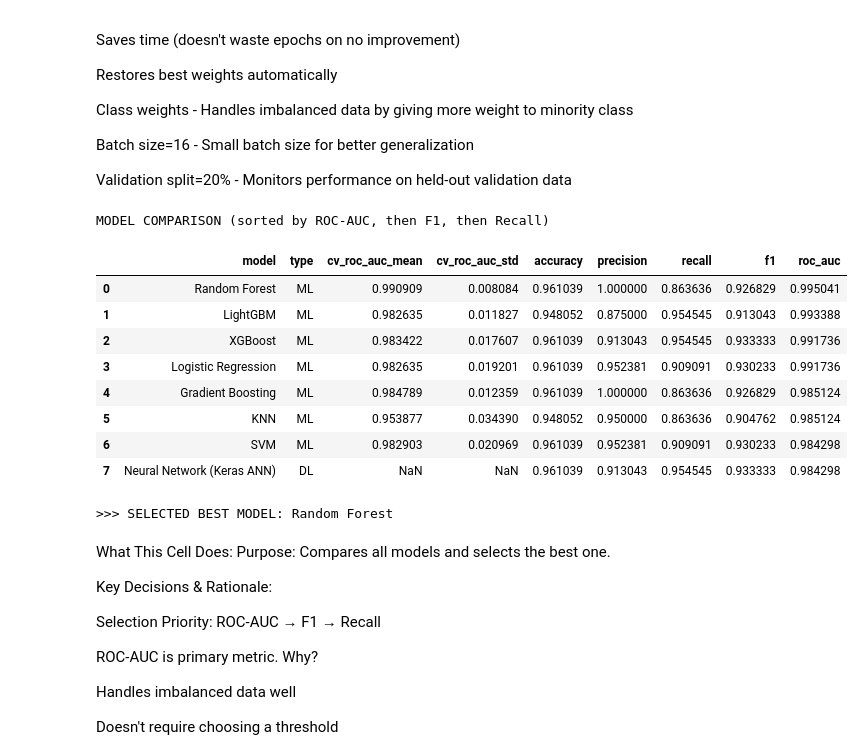
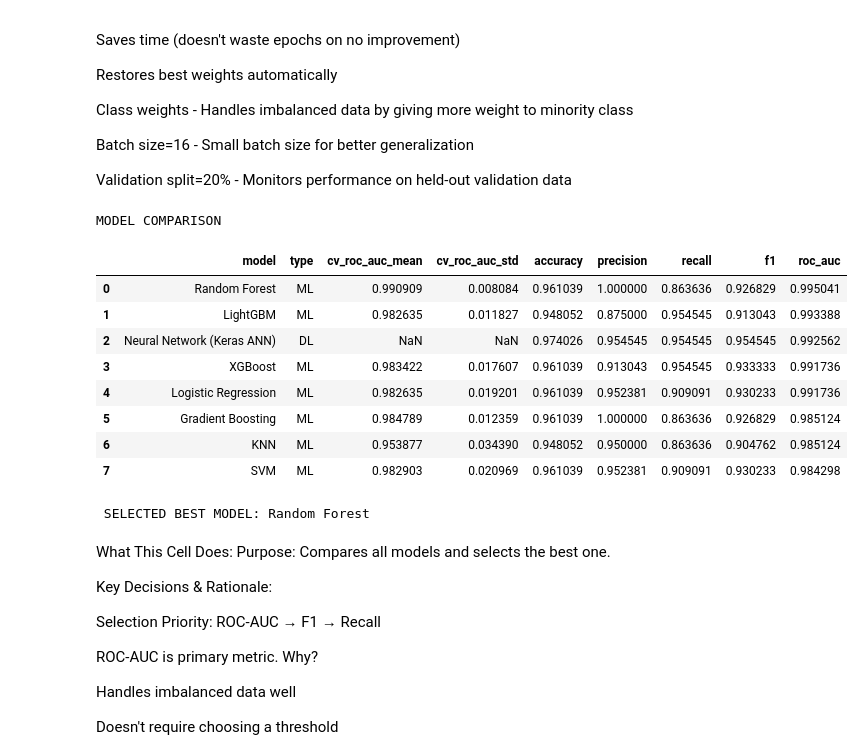
Before and after one commit to RoBiul-Hasan-Jisan/ThyroidAI, a Jupyter notebook: backend/notebooks/train.ipynb, the cells around one changed output. Cells and saved outputs as stored; diff of their text form; code cells hidden in the pictures.

```diff
--- a/backend/notebooks/train.ipynb
+++ b/backend/notebooks/train.ipynb
@@ -331,8 +502,10 @@ Stores predictions and probabilities - For ROC curves and later analysis
 # %%
-# Training Deep Learning model: TensorFlow/Keras ANN
-print("\nTraining Deep Learning model: TensorFlow/Keras ANN")
+
+
 n_features = X_train_t.shape[1]
 class_weight_dict = {0: 1.0, 1: float(pos_weight)}
+
+
 
 ann = keras.Sequential([
     layers.Input(shape=(n_features,)),
@@ -347,8 +520,16 @@ ann.compile(optimizer=keras.optimizers.Adam(learning_rate=1e-3),
             loss="binary_crossentropy",
             metrics=["accuracy", keras.metrics.AUC(name="auc")])
 
-early_stop = callbacks.EarlyStopping(monitor="val_auc", mode="max", patience=25,
-                                      restore_best_weights=True)
+
+
+early_stop = callbacks.EarlyStopping(
+    monitor="val_auc",
+    mode="max",
+    patience=25,
+
+    restore_best_weights=True)
+
+
 
 X_train_dense = X_train_t.toarray() if hasattr(X_train_t, "toarray") else X_train_t
 X_test_dense = X_test_t.toarray() if hasattr(X_test_t, "toarray") else X_test_t
@@ -363,10 +544,14 @@ history = ann.fit(
     verbose=1,
 )
 
+
+
 y_proba_ann = ann.predict(X_test_dense, verbose=0).ravel()
 y_pred_ann = (y_proba_ann >= 0.5).astype(int)
 fpr, tpr, _ = roc_curve(y_test, y_proba_ann)
 roc_curves["Neural Network (Keras ANN)"] = {"fpr": fpr.tolist(), "tpr": tpr.tolist()}
+
+
 
 ann_metrics = {
     "model": "Neural Network (Keras ANN)",
@@ -440,30 +628,35 @@ Batch size=16 - Small batch size for better generalization
 Validation split=20% - Monitors performance on held-out validation data
 # %%
 results_df = pd.DataFrame(results).sort_values(
-    by=["roc_auc", "f1", "recall"], ascending=False
+    by=["roc_auc", "f1", "recall"],
+    ascending=False
 ).reset_index(drop=True)
 results_df = results_df.where(pd.notnull(results_df), None)
 
-print("MODEL COMPARISON (sorted by ROC-AUC, then F1, then Recall)")
+
+
+print("MODEL COMPARISON ")
 display(results_df)
 
 best_row = results_df.iloc[0]
 best_name = best_row["model"]
-print(f"\n>>> SELECTED BEST MODEL: {best_name}")
+print(f"\n SELECTED BEST MODEL: {best_name}")
+
+
 
 is_ann_best = best_name == "Neural Network (Keras ANN)"
 # %% [output]
-MODEL COMPARISON (sorted by ROC-AUC, then F1, then Recall)
+MODEL COMPARISON
 |  | model | type | cv_roc_auc_mean | cv_roc_auc_std | accuracy | precision | recall | f1 | roc_auc |
 | 0 | Random Forest | ML | 0.990909 | 0.008084 | 0.961039 | 1.000000 | 0.863636 | 0.926829 | 0.995041 |
 | 1 | LightGBM | ML | 0.982635 | 0.011827 | 0.948052 | 0.875000 | 0.954545 | 0.913043 | 0.993388 |
-| 2 | XGBoost | ML | 0.983422 | 0.017607 | 0.961039 | 0.913043 | 0.954545 | 0.933333 | 0.991736 |
-| 3 | Logistic Regression | ML | 0.982635 | 0.019201 | 0.961039 | 0.952381 | 0.909091 | 0.930233 | 0.991736 |
-| 4 | Gradient Boosting | ML | 0.984789 | 0.012359 | 0.961039 | 1.000000 | 0.863636 | 0.926829 | 0.985124 |
-| 5 | KNN | ML | 0.953877 | 0.034390 | 0.948052 | 0.950000 | 0.863636 | 0.904762 | 0.985124 |
-| 6 | SVM | ML | 0.982903 | 0.020969 | 0.961039 | 0.952381 | 0.909091 | 0.930233 | 0.984298 |
-| 7 | Neural Network (Keras ANN) | DL | NaN | NaN | 0.961039 | 0.913043 | 0.954545 | 0.933333 | 0.984298 |
+| 2 | Neural Network (Keras ANN) | DL | NaN | NaN | 0.974026 | 0.954545 | 0.954545 | 0.954545 | 0.992562 |
+| 3 | XGBoost | ML | 0.983422 | 0.017607 | 0.961039 | 0.913043 | 0.954545 | 0.933333 | 0.991736 |
+| 4 | Logistic Regression | ML | 0.982635 | 0.019201 | 0.961039 | 0.952381 | 0.909091 | 0.930233 | 0.991736 |
+| 5 | Gradient Boosting | ML | 0.984789 | 0.012359 | 0.961039 | 1.000000 | 0.863636 | 0.926829 | 0.985124 |
+| 6 | KNN | ML | 0.953877 | 0.034390 | 0.948052 | 0.950000 | 0.863636 | 0.904762 | 0.985124 |
+| 7 | SVM | ML | 0.982903 | 0.020969 | 0.961039 | 0.952381 | 0.909091 | 0.930233 | 0.984298 |
->>> SELECTED BEST MODEL: Random Forest
+ SELECTED BEST MODEL: Random Forest
 # %% [markdown]
 What This Cell Does:
 Purpose: Compares all models and selects the best one.
```
Also changed, not shown: parts of 52 cells of this notebook, 32 other files.
